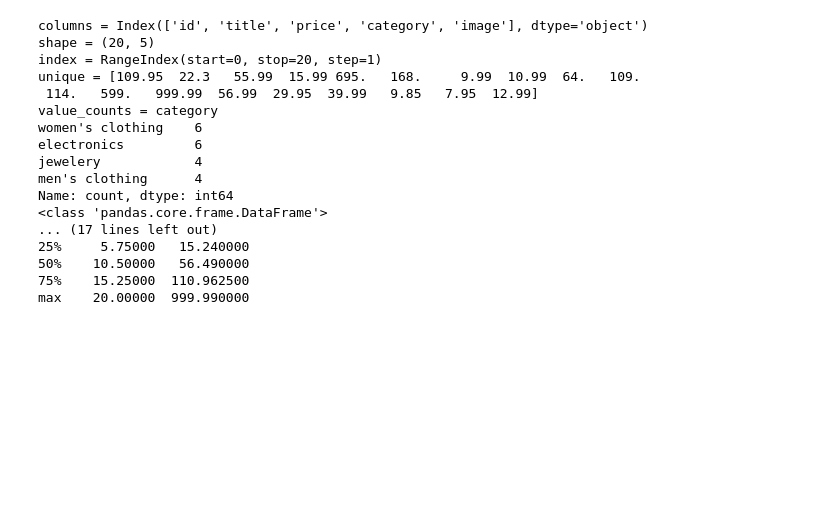
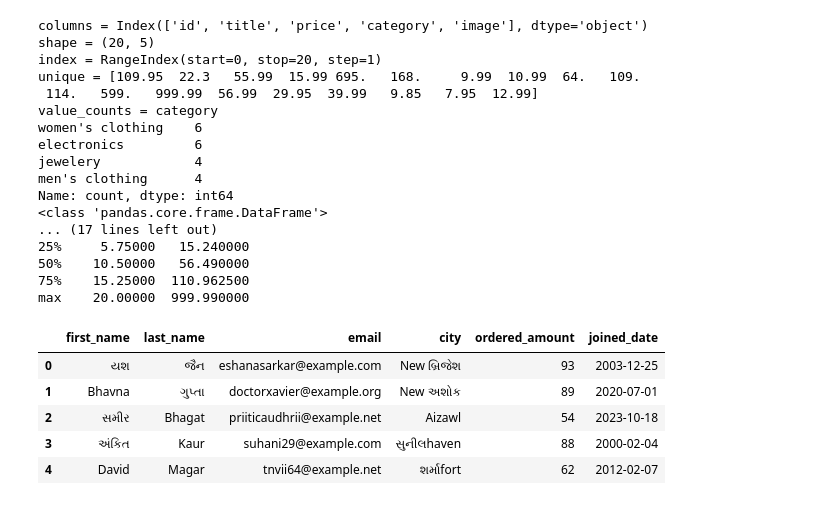
Before and after one commit to RDC28/da-ds-notes, a Jupyter notebook: revision/pandas_revision.ipynb, the cells around one changed output. Saved outputs shown, nothing was run; the diff lists cells and outputs as text; code cells hidden in the pictures; blank space fills up the shorter version.

```diff
--- a/revision/pandas_revision.ipynb
+++ b/revision/pandas_revision.ipynb
@@ -268,3 +288,37 @@ Name: count, dtype: int64
 50%    10.50000   56.490000
 75%    15.25000  110.962500
 max    20.00000  999.990000
+# %%
+import numpy as np
+import pandas as pd
+from datetime import datetime
+from faker import Faker
+
+fk = Faker(["En_In", "Gu_In"])
+# %%
+data = {
+    "first_name" : [],
+    "last_name"  : [],
+    "email" : [],
+    "city" : [],
+    "ordered_amount" : [],
+    "joined_date" : [],
+}
+
+for i in range(100000):
+    data["first_name"].append(fk.first_name())
+    data["last_name"].append(fk.last_name())
+    data["email"].append(fk.email())
+    data["city"].append(fk.city())
+    data["ordered_amount"].append(np.random.randint(0,100))
+    data["joined_date"].append(fk.date_between(end_date = datetime.now()))
+# %%
+df = pd.DataFrame(data = data)
+df.head()
+# %% [output]
+|  | first_name | last_name | email | city | ordered_amount | joined_date |
+| 0 | યશ | જૈન | eshanasarkar@example.com | New બ્રિજેશ | 93 | 2003-12-25 |
+| 1 | Bhavna | ગુપ્તા | doctorxavier@example.org | New અશોક | 89 | 2020-07-01 |
+| 2 | સમીર | Bhagat | priiticaudhrii@example.net | Aizawl | 54 | 2023-10-18 |
+| 3 | અંકિત | Kaur | suhani29@example.com | સુનીલhaven | 88 | 2000-02-04 |
+| 4 | David | Magar | tnvii64@example.net | શર્માfort | 62 | 2012-02-07 |
```
Also changed, not shown: parts of 12 cells of this notebook.
